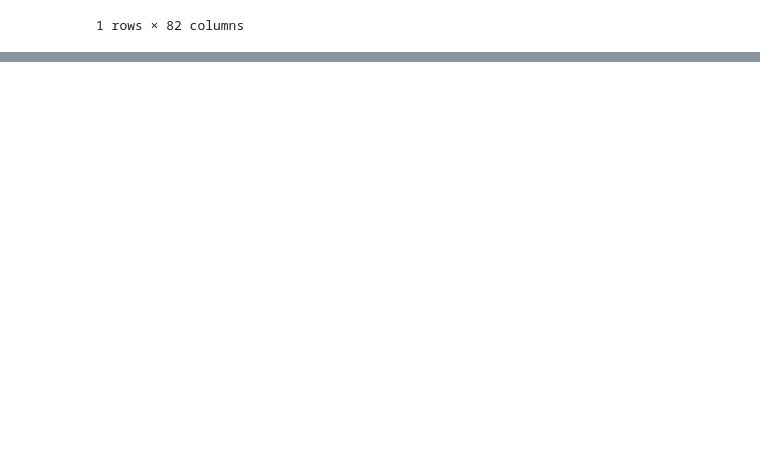
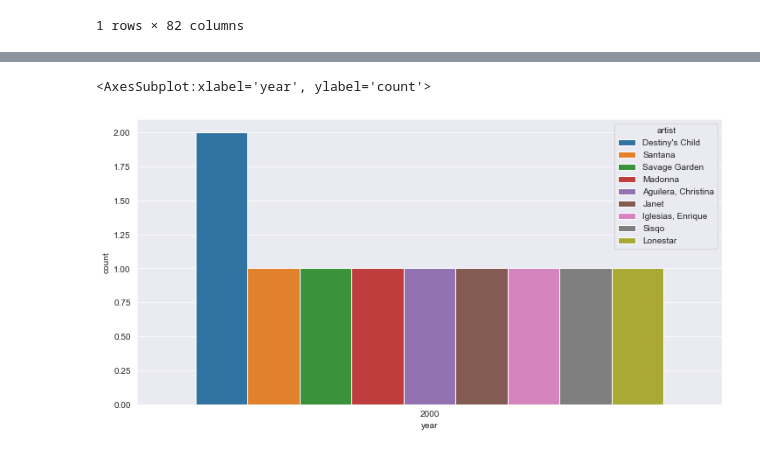
Before and after one commit to roblivesinottawa/statistics_college, a Jupyter notebook: files/notebooks/billboard.ipynb, the cells around one changed output, grey strips where cells are left out. Drawn from its saved outputs; the diff is of its cells as text; code cells hidden in the pictures; blank space fills up the shorter version.

```diff
--- a/files/notebooks/billboard.ipynb
+++ b/files/notebooks/billboard.ipynb
@@ -112,3 +112,5 @@ df[df.genre == 'Rap'].groupby('year').count()
 | year |  |  |  |  |  |  |  |  | ... |
 | 2000 | 58 | 58 | 58 | 58 | 58 | 58 | 58 | 57 | ... |
 1 rows × 82 columns
+# %%
+df.rename(columns={'artist.inverted': 'artist'}, inplace=True)
@@ -114,0 +196,5 @@ df[df.genre == 'Rap'].groupby('year').count()
+# %%
+sns.countplot(x='year', data=df.head(10), hue='artist')
+# %% [output]
+<AxesSubplot:xlabel='year', ylabel='count'>
+[figure, added]
```
Also changed, not shown: parts of 27 cells of this notebook.
